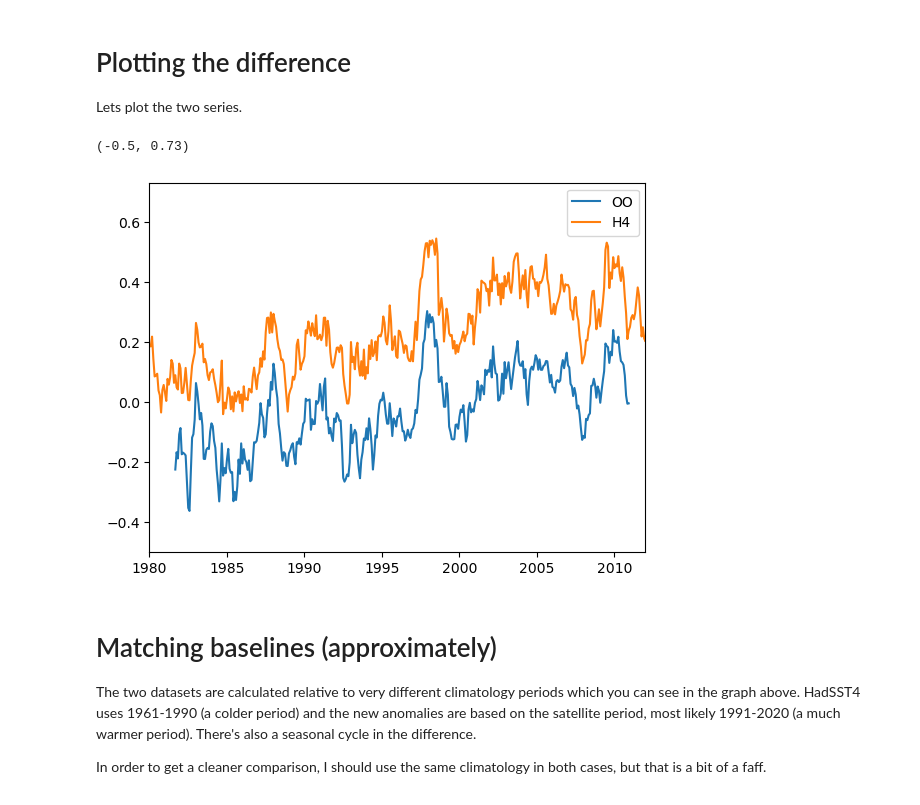
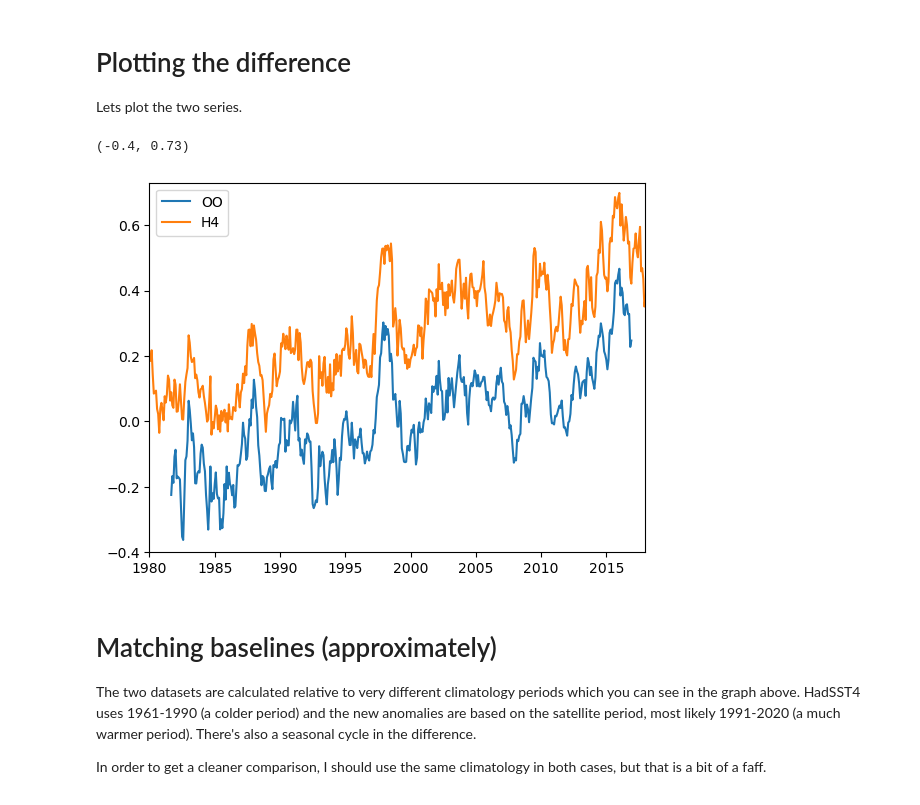
Before and after one commit to jjk-code-otter/open-ocean, a Jupyter notebook: notebooks/compare_to_hadsst4.ipynb, the cells around one changed output. Drawn from its saved outputs; the diff is of its cells as text; code cells hidden in the pictures.

```diff
--- a/notebooks/compare_to_hadsst4.ipynb
+++ b/notebooks/compare_to_hadsst4.ipynb
@@ -16,7 +16,7 @@ from itertools import product
 import os
 import matplotlib.pyplot as plt
 # %%
-data_dir = Path(os.getenv("DATADIR"))
+data_dir = Path(os.getenv("OODIR"))
 # %% [markdown]
 Area weights
 ============
@@ -77,12 +77,12 @@ Lets plot the two series.
 # %%
 plt.plot(oo_time, oo_weighted_mean, label='OO')
 plt.plot(h4_time, h4_weighted_mean, label='H4')
 plt.legend()
-plt.xlim(1980, 2012)
-plt.ylim(-0.5,0.73)
+plt.xlim(1980, 2018)
+plt.ylim(-0.4,0.73)
 # %% [output]
-(-0.5, 0.73)
+(-0.4, 0.73)
-[figure, old version]
+[figure, new version]
 # %% [markdown]
 Matching baselines (approximately)
 ==================================
```
Also changed, not shown: parts of 5 cells of this notebook, 9 other files.
